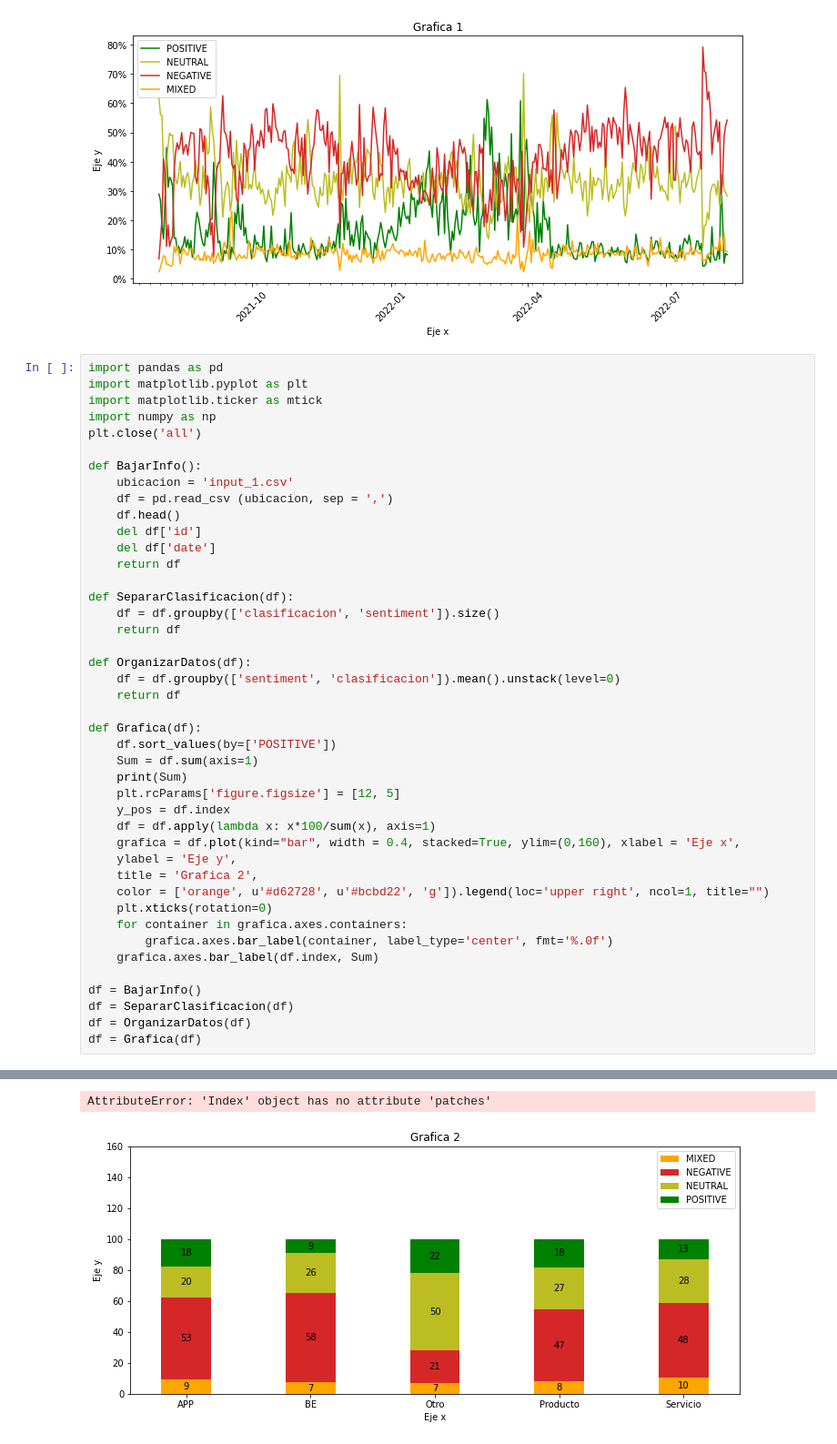
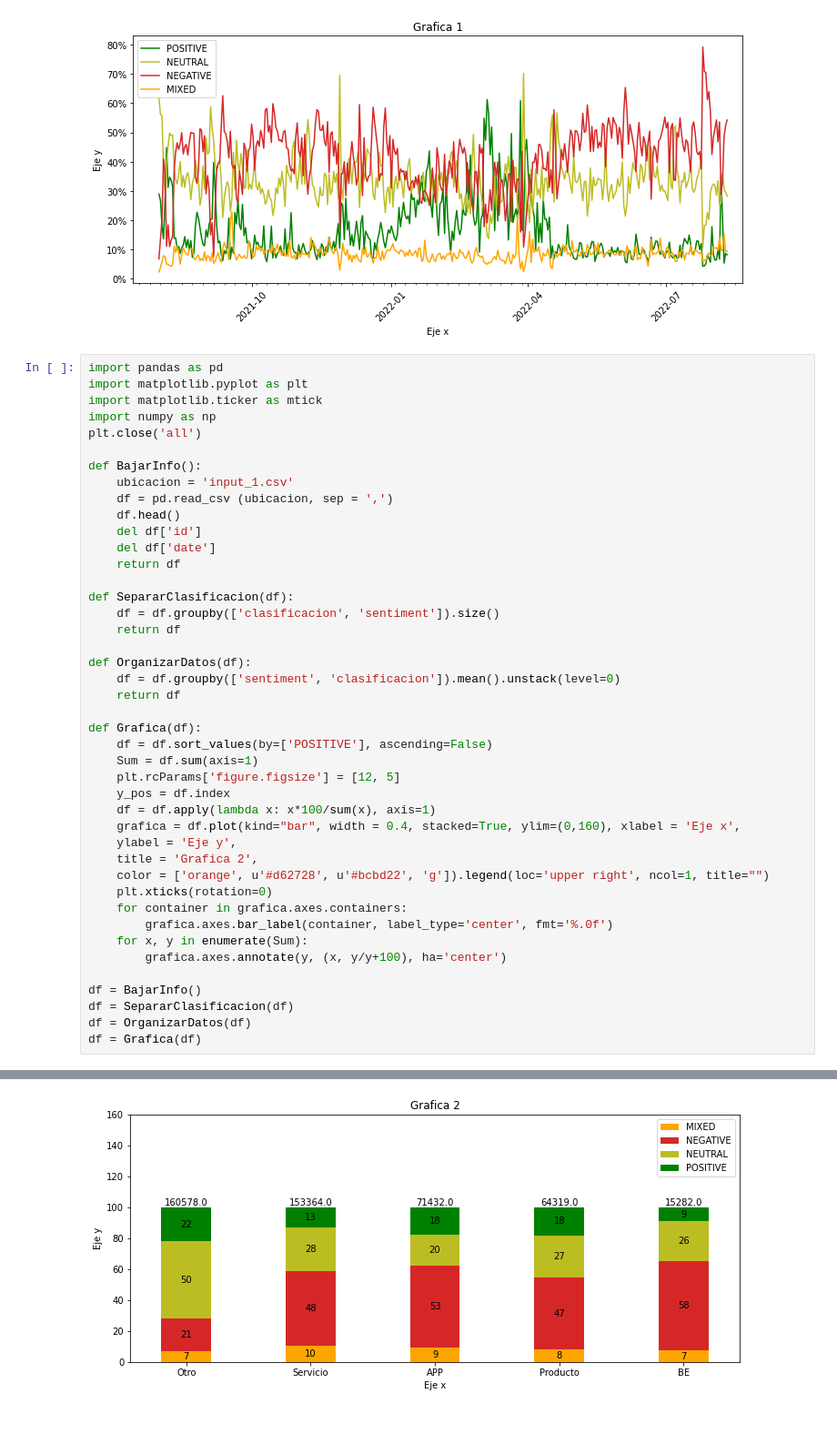
Before and after one commit to MonsiSerch/EntrevistaBanregio, a Jupyter notebook: Codigos Entrevista.ipynb, the cells around one changed output, grey strips where cells are left out. Shown at 91% size. Cells and saved outputs as stored; diff of their text form.

```diff
--- a/Codigos Entrevista.ipynb
+++ b/Codigos Entrevista.ipynb
@@ -136,9 +136,8 @@ def OrganizarDatos(df):
     return df
 
 def Grafica(df):
-    df.sort_values(by=['POSITIVE'])
+    df = df.sort_values(by=['POSITIVE'], ascending=False)
     Sum = df.sum(axis=1)
-    print(Sum)
     plt.rcParams['figure.figsize'] = [12, 5]
     y_pos = df.index
     df = df.apply(lambda x: x*100/sum(x), axis=1)
@@ -149,7 +148,8 @@ def Grafica(df):
     plt.xticks(rotation=0)
     for container in grafica.axes.containers:
         grafica.axes.bar_label(container, label_type='center', fmt='%.0f')
-    grafica.axes.bar_label(df.index, Sum)
+    for x, y in enumerate(Sum):
+        grafica.axes.annotate(y, (x, y/y+100), ha='center')
 
 df = BajarInfo()
 df = SepararClasificacion(df)
@@ -166,2 +159 @@ dtype: float64
-AttributeError: 'Index' object has no attribute 'patches'
-[figure, old version]
+[figure, new version]
```
Also changed, not shown: parts of 1 cell of this notebook.
